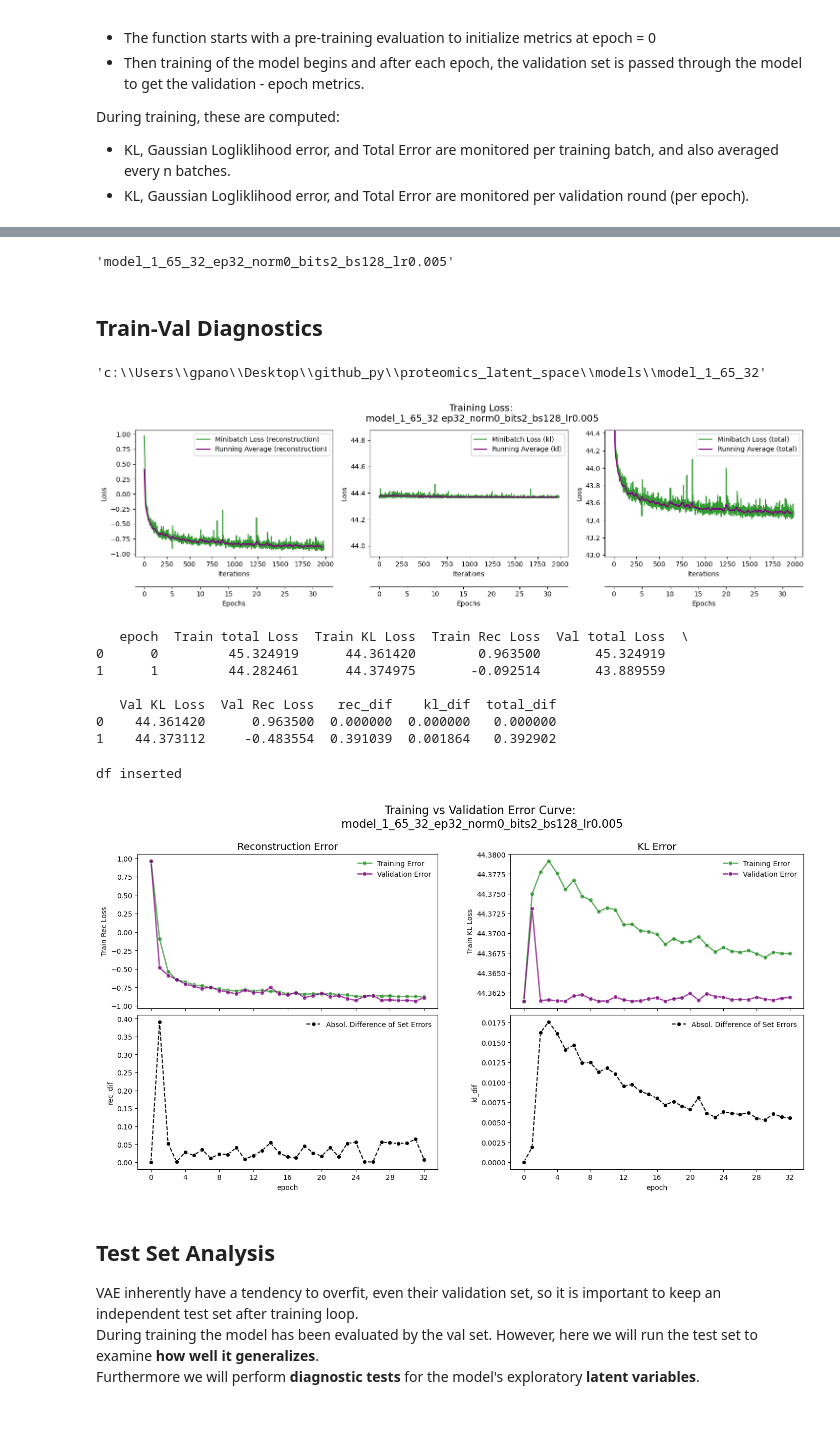
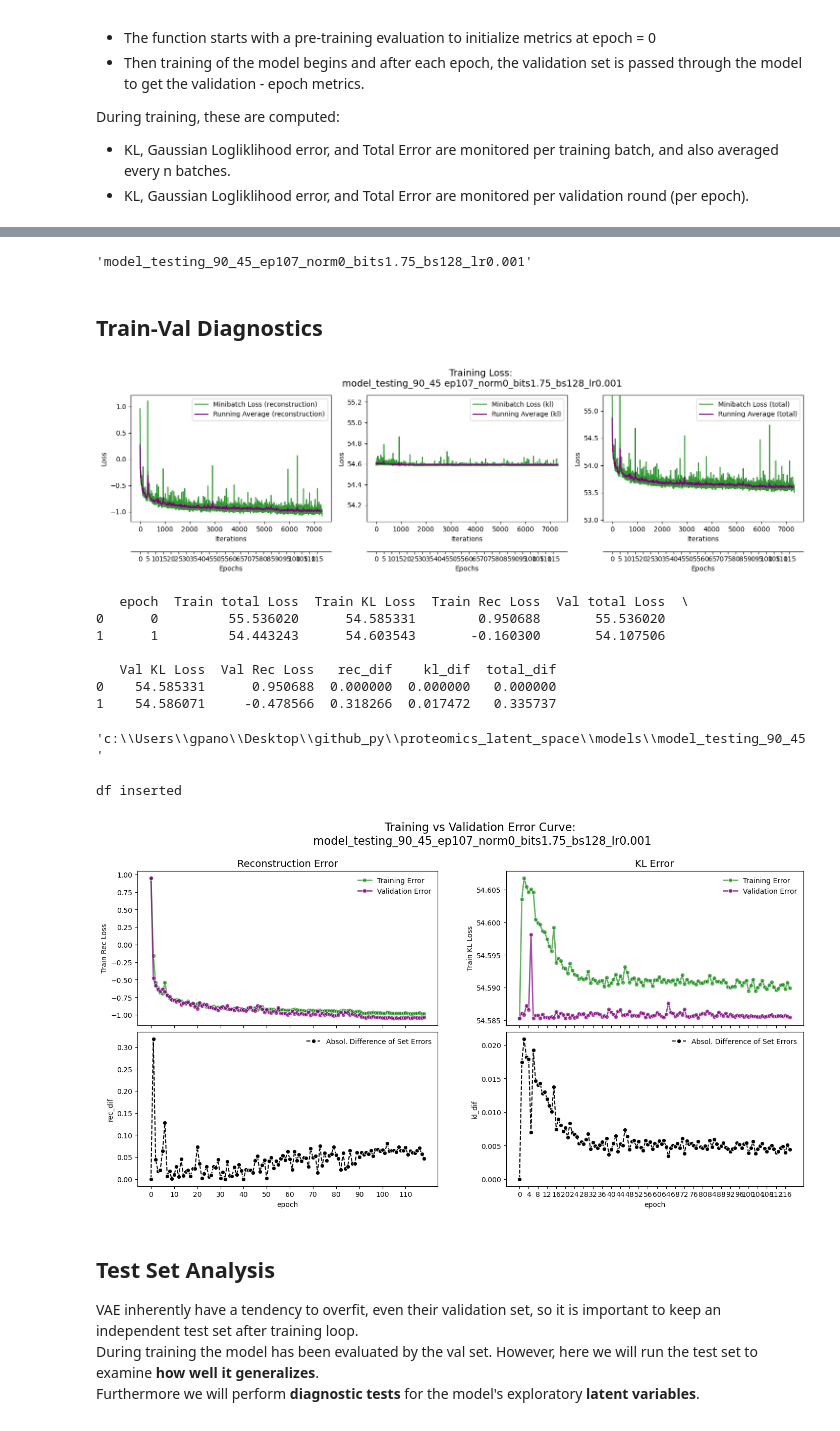
Before and after one commit to panos-gbio/Proteomics-in-Latent-Space, a Jupyter notebook: run_model.ipynb, the cells around one changed output, grey strips where cells are left out. Saved outputs shown, nothing was run; the diff lists cells and outputs as text; code cells hidden in the pictures.

```diff
--- a/run_model.ipynb
+++ b/run_model.ipynb
@@ -214,9 +221,9 @@ During training, these are computed:
 - KL, Gaussian Logliklihood error, and Total Error are monitored per training batch, and also averaged every n batches.
 - KL, Gaussian Logliklihood error, and Total Error are monitored per validation round (per epoch).
 # %%
-hidden_dim = 65
-latent_dim = 32
-n=1
+hidden_dim = 90
+latent_dim = 45
+n="2"
 
 # Instantiate the model
 model1 = v1.VAE(
@@ -226,6 +233,14 @@ model1 = v1.VAE(
     hidden_dim=hidden_dim,
     sigmoid=True
 ).to(device)
+
+model2 = v2.VAE(n_features=130,
+              latent_dim=45,
+              hidden_layer= True,
+              hidden_dim_1=100,
+              hidden_dim_2=75,
+              sigmoid=True).to(device)
+
 
 # need to set the model name with the layers - usefull for creating its unique folder
 model_name = f"model_{n}_{hidden_dim}_{latent_dim}"
@@ -259,9 +274,9 @@ model = model1
 loss_fun = cf.loss_fun
 model_name=model_name
 path=model_path
-epoch = 32
+epoch = 200
 learn_r = 0.005
-freebits = 2
+freebits = 1.75
 batch_size = 128
 norm = 0
 
@@ -274,7 +295,7 @@ Directory already exists: c:\Users\gpano\Desktop\github_py\proteomics_latent_spa
 # Run the loop - see the parameters
 # extract the batch, epoch data and the parameters string
 
-batch_dict, epoch_dict,hyperparam_str = uf.train_val_loop(
+batch_dict, epoch_dict,hyperparam_str = uf.train_val_loop_v2(
 model = model,
 train_loader=train_loader,
 val_loader=val_loader,
@@ -310,52 +331,57 @@ Model saved at: c:\Users\gpano\Desktop\github_py\proteomics_latent_space\models\
 model_id = model_name + "_" + hyperparam_str
 model_id
 # %% [output]
-'model_1_65_32_ep32_norm0_bits2_bs128_lr0.005'
+'model_testing_90_45_ep107_norm0_bits1.75_bs128_lr0.001'
 # %% [markdown]
 ## Train-Val Diagnostics
 # %%
 #The path for all the figures related to the models performance
 path = model_path
 path
+
+m = re.search("ep(\d+)",hyperparam_str, re.IGNORECASE)
+epoch_run = int(m.group(1)) + 10
-# %% [output]
-'c:\\Users\\gpano\\Desktop\\github_py\\proteomics_latent_space\\models\\model_1_65_32'
 # %%
 fig, axes = plt.subplots(1,3,figsize=(15,4))
 
 # use the plot trainining_loss_sp function for all the error in the iteration dictionary
-uf.plot_training_loss_sp(axes[0], batch_dict["Train Rec Loss"], epoch, averaging_iterations=20, custom_label=" (reconstruction)")
-uf.plot_training_loss_sp(axes[1], batch_dict["Train KL Loss"], epoch, averaging_iterations=20, custom_label=" (kl)")
-uf.plot_training_loss_sp(axes[2], batch_dict["Train total Loss"], epoch, averaging_iterations=20, custom_label=" (total)")
+uf.plot_training_loss_sp(axes[0], batch_dict["Train Rec Loss"], epoch_run, averaging_iterations=20, custom_label=" (reconstruction)")
+uf.plot_training_loss_sp(axes[1], batch_dict["Train KL Loss"], epoch_run, averaging_iterations=20, custom_label=" (kl)")
+uf.plot_training_loss_sp(axes[2], batch_dict["Train total Loss"], epoch_run, averaging_iterations=20, custom_label=" (total)")
 
 fig.suptitle(f"Training Loss:\n {model_name} {hyperparam_str}",
              y=1.1,x=.54,
              fontsize=14)
 plt.subplots_adjust(hspace=0.35)  # Adjust the value as needed
 
 plt.savefig(path + "\\trainloss_curve.png", dpi=600, bbox_inches="tight")
 plt.show()
 # %% [output]
-[figure, old version]
+[figure, new version]
 # %%
 epoch_df = uf.convert_epoch_df(epoch_dict)
 # %% [output]
    epoch  Train total Loss  Train KL Loss  Train Rec Loss  Val total Loss  \
-0      0         45.324919      44.361420        0.963500       45.324919
-1      1         44.282461      44.374975       -0.092514       43.889559
+0      0         55.536020      54.585331        0.950688       55.536020
+1      1         54.443243      54.603543       -0.160300       54.107506
 
    Val KL Loss  Val Rec Loss   rec_dif    kl_dif  total_dif
-0    44.361420      0.963500  0.000000  0.000000   0.000000
-1    44.373112     -0.483554  0.391039  0.001864   0.392902
+0    54.585331      0.950688  0.000000  0.000000   0.000000
+1    54.586071     -0.478566  0.318266  0.017472   0.335737
+# %%
+model_path
+# %% [output]
+'c:\\Users\\gpano\\Desktop\\github_py\\proteomics_latent_space\\models\\model_testing_90_45'
 # %%
 uf.get_train_vs_val_metrics(
     epoch_df=epoch_df,
     savepath=model_path,
-    epoch=epoch,
+    epoch=epoch_run,
     model_id=model_id
 )
 # %% [output]
 df inserted
-[figure, old version]
+[figure, new version]
 # %% [markdown]
 ## Test Set Analysis
 VAE inherently have a tendency to overfit, even their validation set, so it is important to keep an independent test set after training loop. <br>
```
Also changed, not shown: parts of 30 cells of this notebook, 6 other files.
